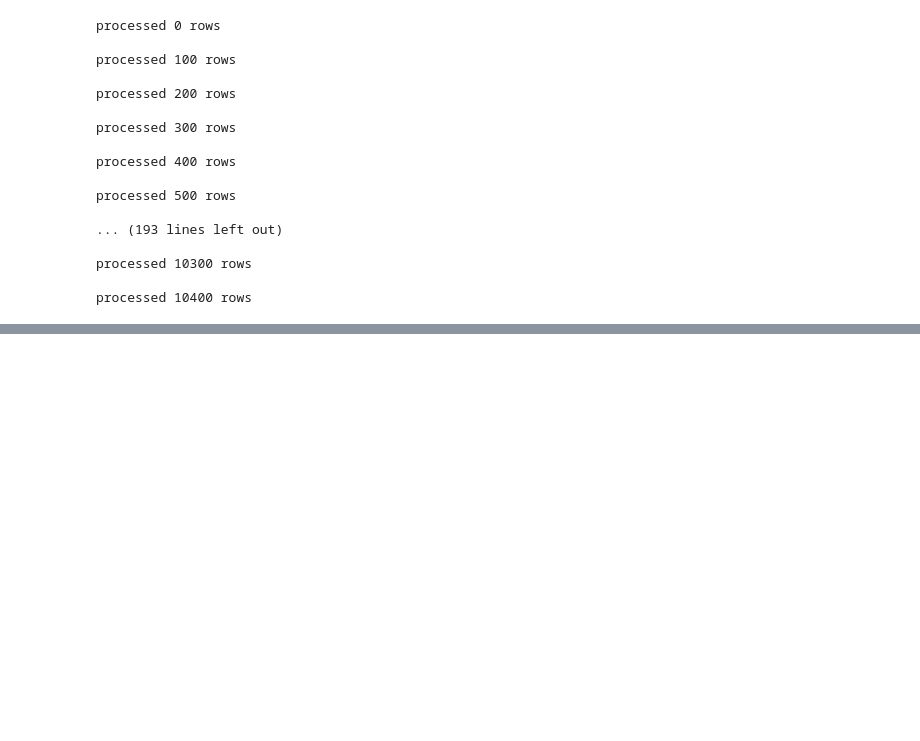
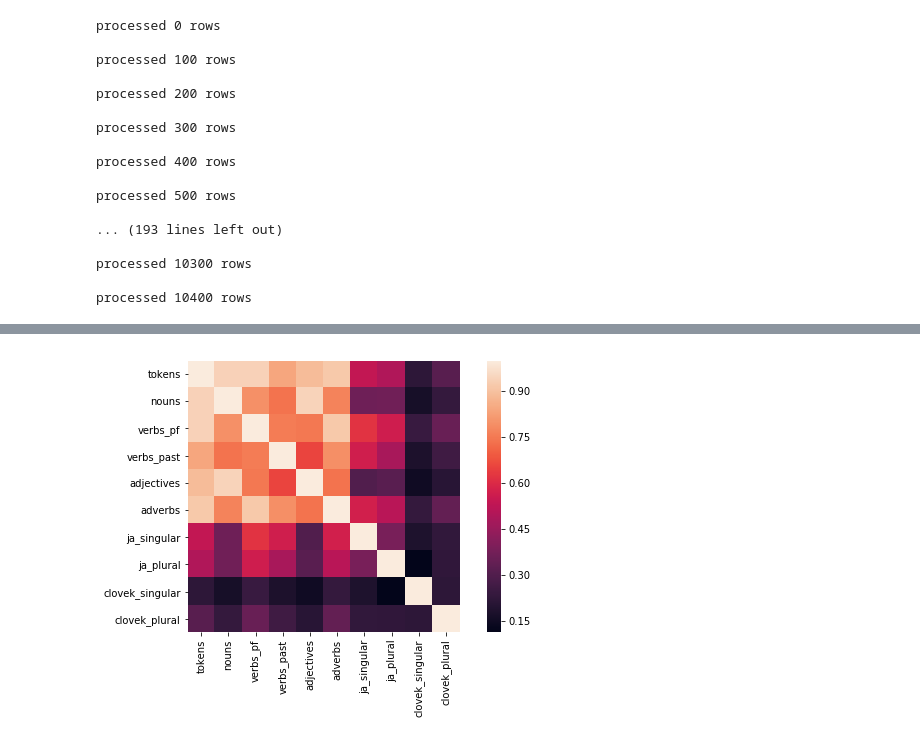
Before and after one commit to mbercas/psp_cz, a Jupyter notebook: 2_tagging_the_files.ipynb, the cells around one changed output, grey strips where cells are left out. Saved outputs shown, nothing was run; the diff lists cells and outputs as text; code cells hidden in the pictures; blank space fills up the shorter version.

```diff
--- a/2_tagging_the_files.ipynb
+++ b/2_tagging_the_files.ipynb
@@ -168,0 +184,6 @@ df.ja_plural.hist(ax=ax)
+# %%
+dff = df[['tokens', 'nouns', 'verbs_pf', 'verbs_past', 'adjectives', 'adverbs', 'ja_singular', 'ja_plural', 'clovek_singular', 'clovek_plural']]
+cor = dff.corr()
+sns.heatmap(cor, square=True)
+dff.describe()
+# %% [output]
@@ -168,0 +199 @@ df.ja_plural.hist(ax=ax)
+[figure, added]
```
Also changed, not shown: parts of 4 cells of this notebook, 1 other file.
